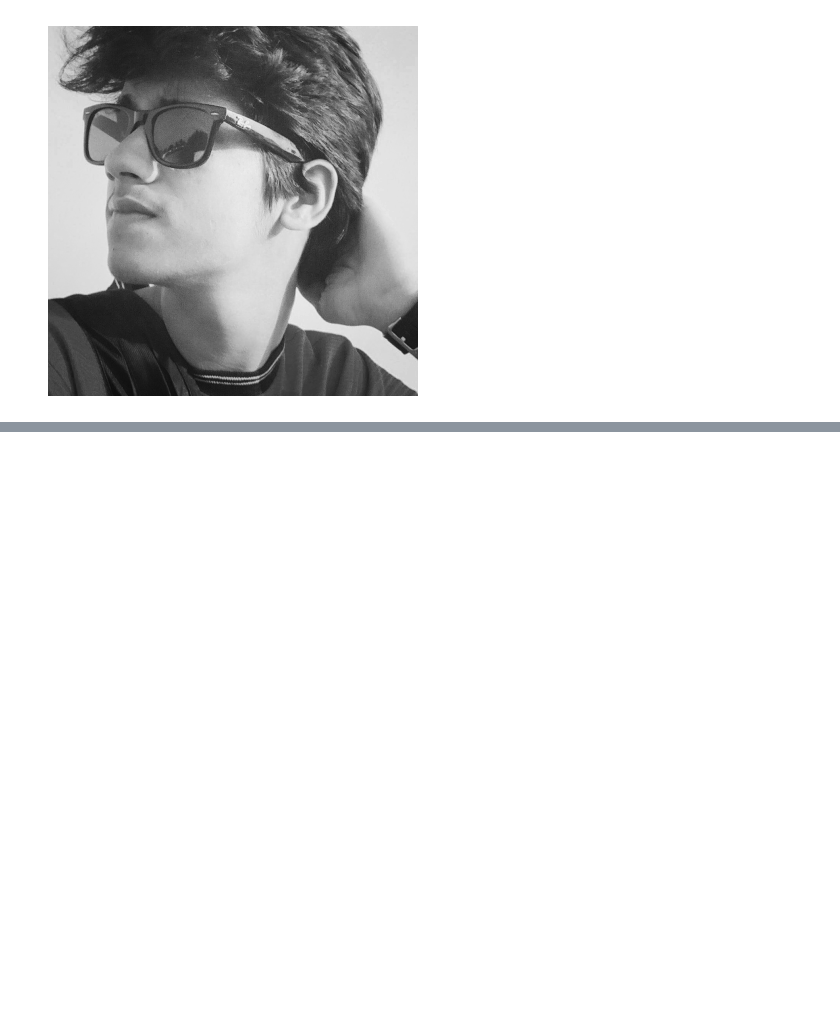
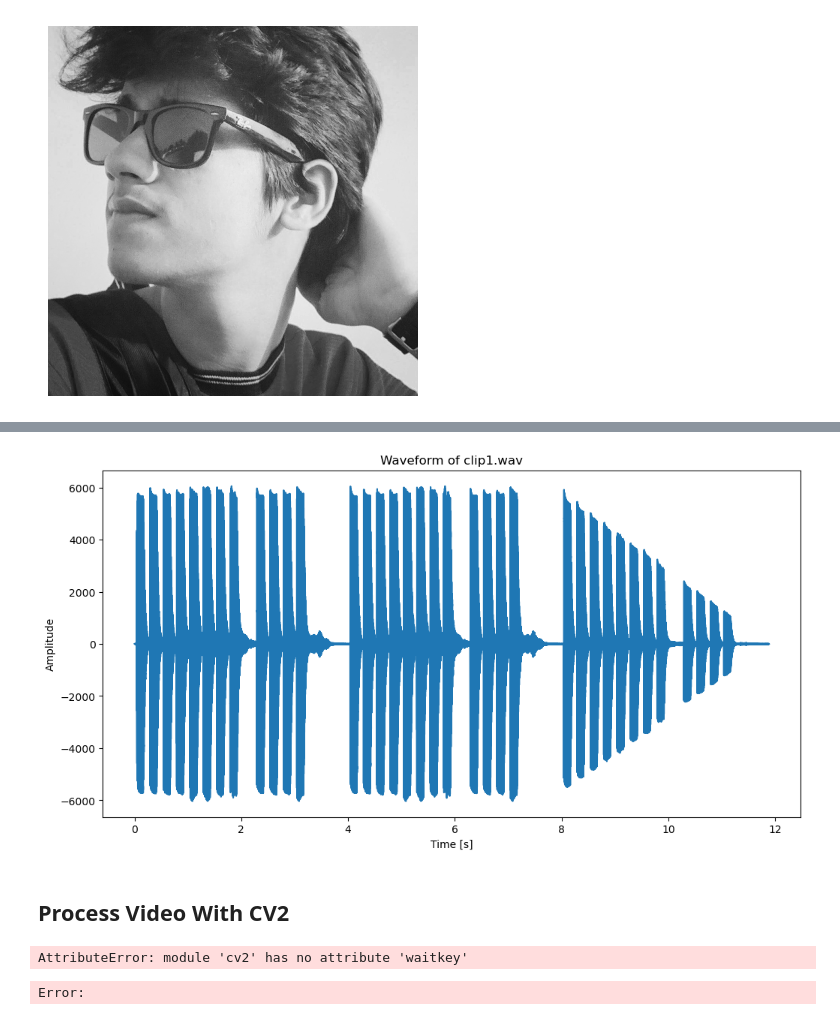
Before and after one commit to AKAmaaz/NED-Batch7-Data-Visualization, a Jupyter notebook: 01-File-Handling/code.ipynb, the cells around one changed output, grey strips where cells are left out. Drawn from its saved outputs; the diff is of its cells as text; code cells hidden in the pictures; blank space fills up the shorter version.

```diff
--- a/01-File-Handling/code.ipynb
+++ b/01-File-Handling/code.ipynb
@@ -250,0 +269,48 @@ plt.show()
+# %%
+import matplotlib.pyplot as plt
+import numpy as np
+import wave
+import sys
+
+# Open the audio file
+spf = wave.open("clip1.wav", 'r')
+
+# Extract Raw Audio from Wav File
+signal = spf.readframes(-1)
+signal = np.frombuffer(signal, dtype=np.int16)
+
+# Get the frame rate
+framerate = spf.getframerate()
+
+# Create a time array for the x-axis
+time = np.linspace(0, len(signal) / framerate, num=len(signal))
+
+# Plot the waveform
+plt.figure(figsize=(12, 6))
+plt.plot(time, signal)
+plt.title("Waveform of clip1.wav")
+plt.xlabel("Time [s]")
+plt.ylabel("Amplitude")
+plt.show()
+# %% [output]
+[figure, added]
+# %% [markdown]
+## Process Video With CV2
+# %%
+import cv2
+
+cap = cv2.VideoCapture("./video.mp4")
+
+ret, frame = cap.read()
+
+while (1):
+    ret , frame = cap.read()
+    cv2.imshow('frame', frame)
+    if cv2.waitkey(2) & 0xFF == ord('q') or ret==False:
+        cap.release()
+        cv2.destroyAllWindows()
+        break
+    cv.imshow('frame',frame)
+# %% [output]
+AttributeError: module 'cv2' has no attribute 'waitkey'
+Error:
```
Also changed, not shown: parts of 3 cells of this notebook.
